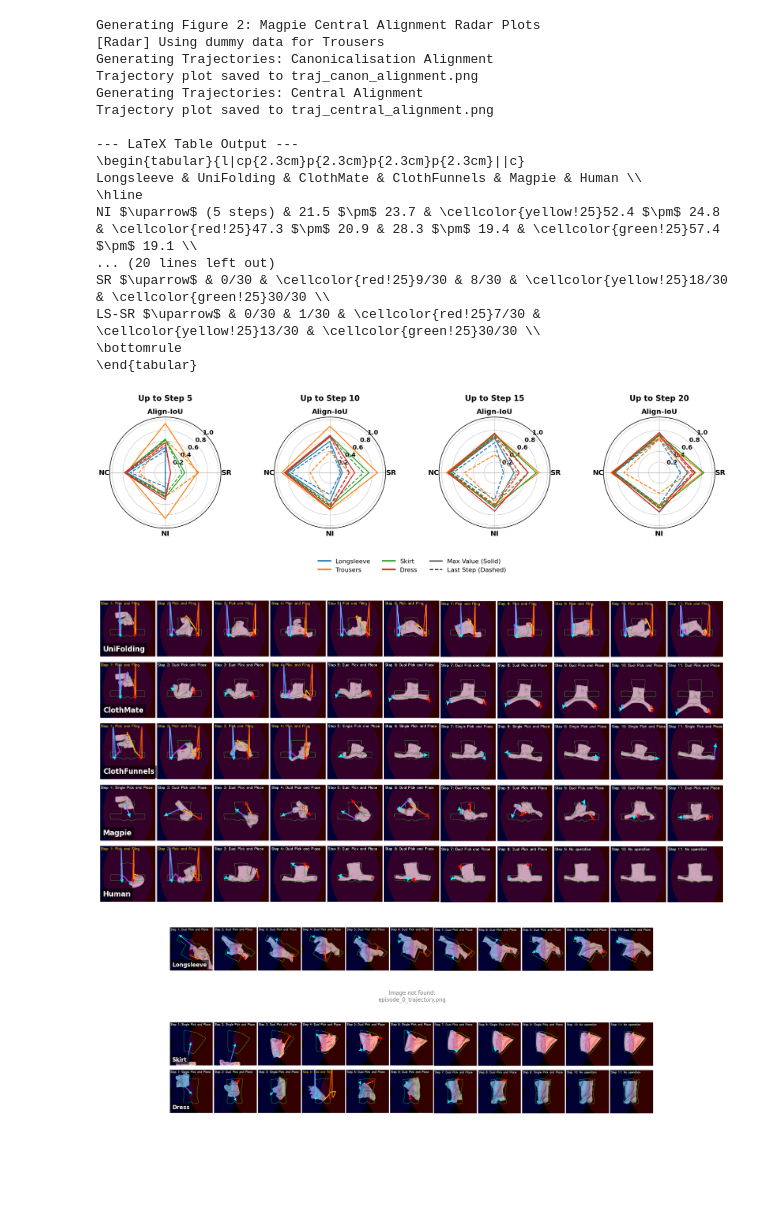
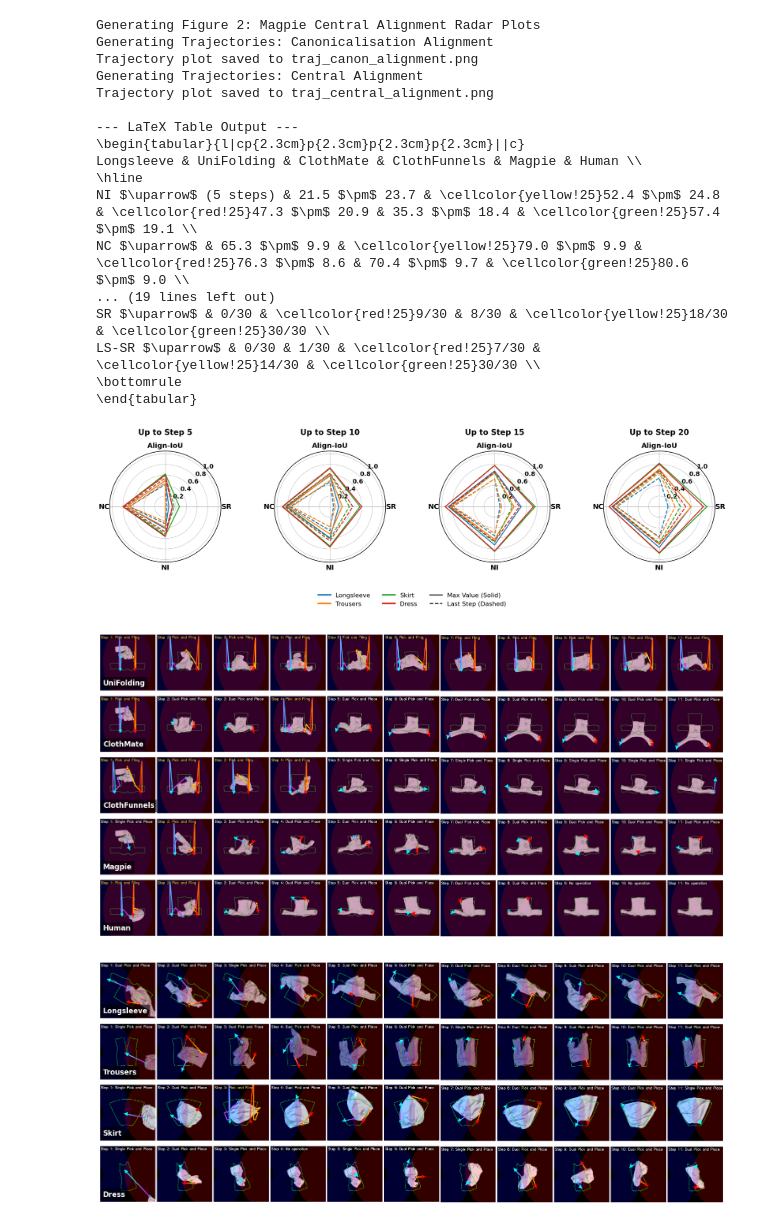
Before and after one commit to halid1020/bimanual_garment_folding, a Jupyter notebook: analysis/magpie/alignment_sim.ipynb, the cells around one changed output. Drawn from its saved outputs; the diff is of its cells as text; code cells hidden in the pictures; blank space fills up the shorter version.

```diff
--- a/analysis/magpie/alignment_sim.ipynb
+++ b/analysis/magpie/alignment_sim.ipynb
@@ -388,7 +388,7 @@ def generate_latex_table_for_experiments(data_dir, experiments, step_limits=[5,
 data_dir = "/users/hcv530/scratch/garment_folding_data"
 
 # 1. Figure 1 Data: Canonicalisation task on Longsleeve
-magpie_exp = 'magpie_ctr_align_all_sim_garments_p4_v105'
+magpie_exp = 'magpie_ctr_align_all_sim_garments_p4_v104_hindsight'
 canon_experiments = [
     {"name": "results/unifolding_canon_align_from_crumpled", "label": "UniFolding", "check": "eval_checkpoint_True"},
     {"name": "results/clothmate_longsleeve_canon_align_from_crumpled", "label": "ClothMate", "check": "eval_checkpoint_True"},
@@ -423,7 +423,7 @@ my_crop_settings = {
 }
 
 canon_episodes = [11]*4
-central_episodes = [7, 0, 2, 0]
+central_episodes = [7, 0, 0, 5]
 
 # -- Execute Bar Plots --
 print("Generating Figure 1: Canonicalisation Alignment Bar Plots")
@@ -466,20 +466,20 @@ Generating Figure 1: Canonicalisation Alignment Bar Plots
 Generating Figure 2: Magpie Central Alignment Radar Plots
-[Radar] Using dummy data for Trousers
 Generating Trajectories: Canonicalisation Alignment
 Trajectory plot saved to traj_canon_alignment.png
 Generating Trajectories: Central Alignment
 Trajectory plot saved to traj_central_alignment.png
 
 --- LaTeX Table Output ---
 \begin{tabular}{l|cp{2.3cm}p{2.3cm}p{2.3cm}p{2.3cm}||c}
 Longsleeve & UniFolding & ClothMate & ClothFunnels & Magpie & Human \\
 \hline
-NI $\uparrow$ (5 steps) & 21.5 $\pm$ 23.7 & \cellcolor{yellow!25}52.4 $\pm$ 24.8 & \cellcolor{red!25}47.3 $\pm$ 20.9 & 28.3 $\pm$ 19.4 & \cellcolor{green!25}57.4 $\pm$ 19.1 \\
-... (20 lines left out)
+NI $\uparrow$ (5 steps) & 21.5 $\pm$ 23.7 & \cellcolor{yellow!25}52.4 $\pm$ 24.8 & \cellcolor{red!25}47.3 $\pm$ 20.9 & 35.3 $\pm$ 18.4 & \cellcolor{green!25}57.4 $\pm$ 19.1 \\
+NC $\uparrow$ & 65.3 $\pm$ 9.9 & \cellcolor{yellow!25}79.0 $\pm$ 9.9 & \cellcolor{red!25}76.3 $\pm$ 8.6 & 70.4 $\pm$ 9.7 & \cellcolor{green!25}80.6 $\pm$ 9.0 \\
+... (19 lines left out)
 SR $\uparrow$ & 0/30 & \cellcolor{red!25}9/30 & 8/30 & \cellcolor{yellow!25}18/30 & \cellcolor{green!25}30/30 \\
-LS-SR $\uparrow$ & 0/30 & 1/30 & \cellcolor{red!25}7/30 & \cellcolor{yellow!25}13/30 & \cellcolor{green!25}30/30 \\
+LS-SR $\uparrow$ & 0/30 & 1/30 & \cellcolor{red!25}7/30 & \cellcolor{yellow!25}14/30 & \cellcolor{green!25}30/30 \\
 \bottomrule
 \end{tabular}
-[figure, old version]
+[figure, new version]
-[figure, old version]
+[figure, new version]
-[figure, old version]
+[figure, new version]
```
Also changed, not shown: parts of 2 cells of this notebook, 28 other files.
